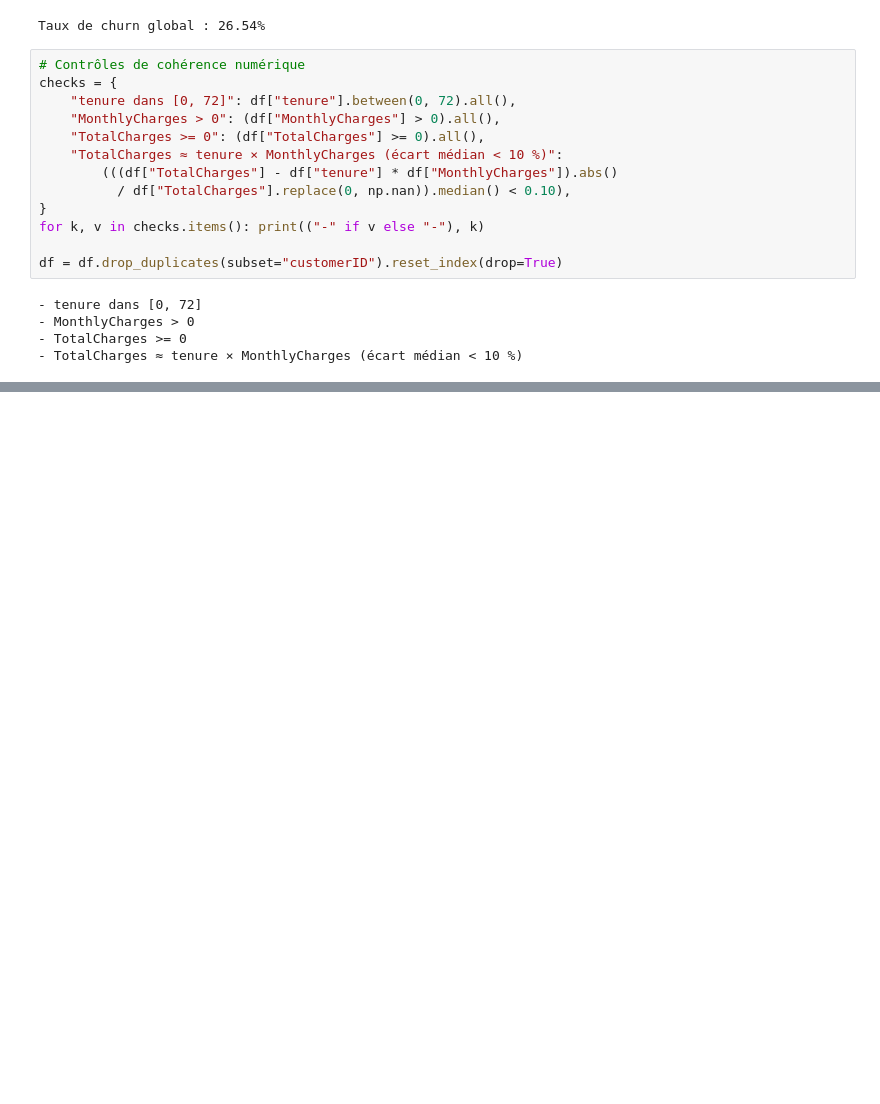
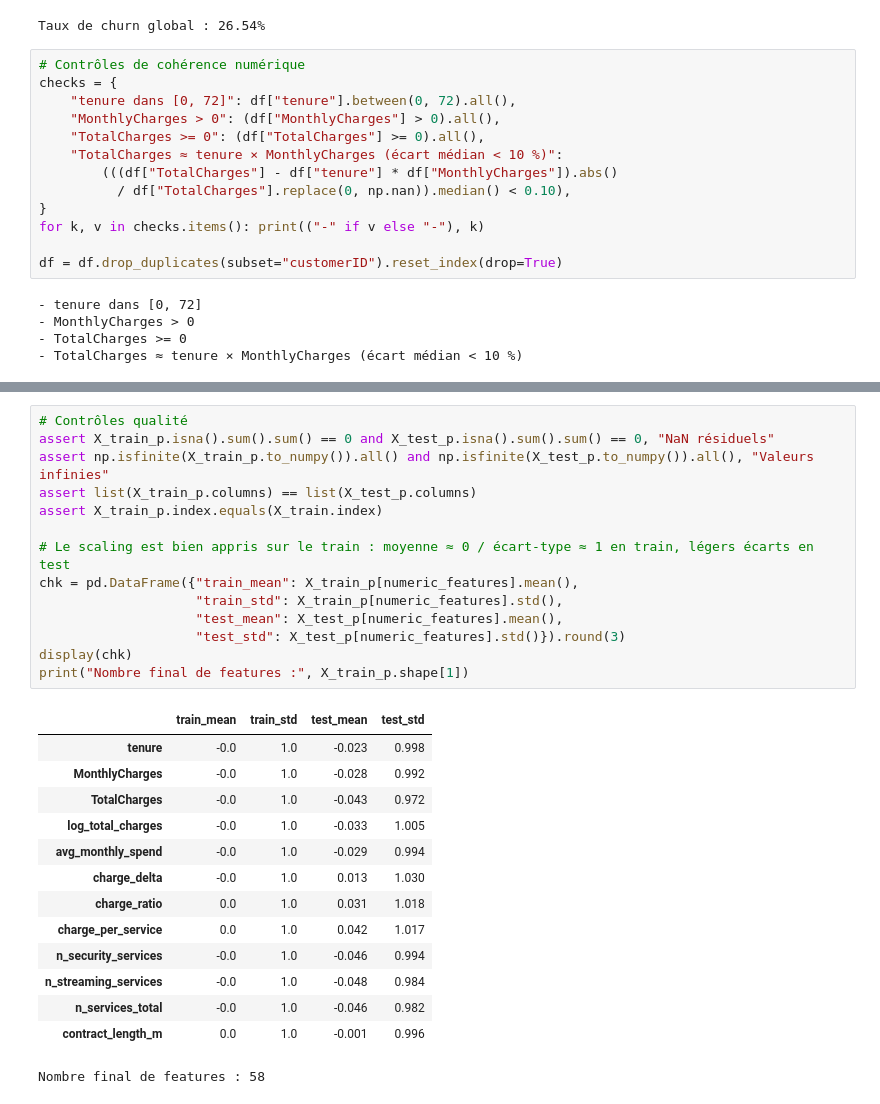
Before and after one commit to massamba0809/churn-prediction-ml, a Jupyter notebook: notebooks/03_Prétraitement_&_Feature_Engineering.ipynb, the cells around one changed output, grey strips where cells are left out. Cells and saved outputs as stored; diff of their text form; blank space fills up the shorter version.

```diff
--- a/notebooks/03_Prétraitement_&_Feature_Engineering.ipynb
+++ b/notebooks/03_Prétraitement_&_Feature_Engineering.ipynb
@@ -114,0 +270,29 @@ df = df.drop_duplicates(subset="customerID").reset_index(drop=True)
+# %%
+# Contrôles qualité
+assert X_train_p.isna().sum().sum() == 0 and X_test_p.isna().sum().sum() == 0, "NaN résiduels"
+assert np.isfinite(X_train_p.to_numpy()).all() and np.isfinite(X_test_p.to_numpy()).all(), "Valeurs infinies"
+assert list(X_train_p.columns) == list(X_test_p.columns)
+assert X_train_p.index.equals(X_train.index)
+
+# Le scaling est bien appris sur le train : moyenne ≈ 0 / écart-type ≈ 1 en train, légers écarts en test
+chk = pd.DataFrame({"train_mean": X_train_p[numeric_features].mean(),
+                    "train_std": X_train_p[numeric_features].std(),
+                    "test_mean": X_test_p[numeric_features].mean(),
+                    "test_std": X_test_p[numeric_features].std()}).round(3)
+display(chk)
+print("Nombre final de features :", X_train_p.shape[1])
+# %% [output]
+|  | train_mean | train_std | test_mean | test_std |
+| tenure | -0.0 | 1.0 | -0.023 | 0.998 |
+| MonthlyCharges | -0.0 | 1.0 | -0.028 | 0.992 |
+| TotalCharges | -0.0 | 1.0 | -0.043 | 0.972 |
+| log_total_charges | -0.0 | 1.0 | -0.033 | 1.005 |
+| avg_monthly_spend | -0.0 | 1.0 | -0.029 | 0.994 |
+| charge_delta | -0.0 | 1.0 | 0.013 | 1.030 |
+| charge_ratio | 0.0 | 1.0 | 0.031 | 1.018 |
+| charge_per_service | 0.0 | 1.0 | 0.042 | 1.017 |
+| n_security_services | -0.0 | 1.0 | -0.046 | 0.994 |
+| n_streaming_services | -0.0 | 1.0 | -0.048 | 0.984 |
+| n_services_total | -0.0 | 1.0 | -0.046 | 0.982 |
+| contract_length_m | 0.0 | 1.0 | -0.001 | 0.996 |
+Nombre final de features : 58
```
Also changed, not shown: parts of 9 cells of this notebook, 5 other files.
